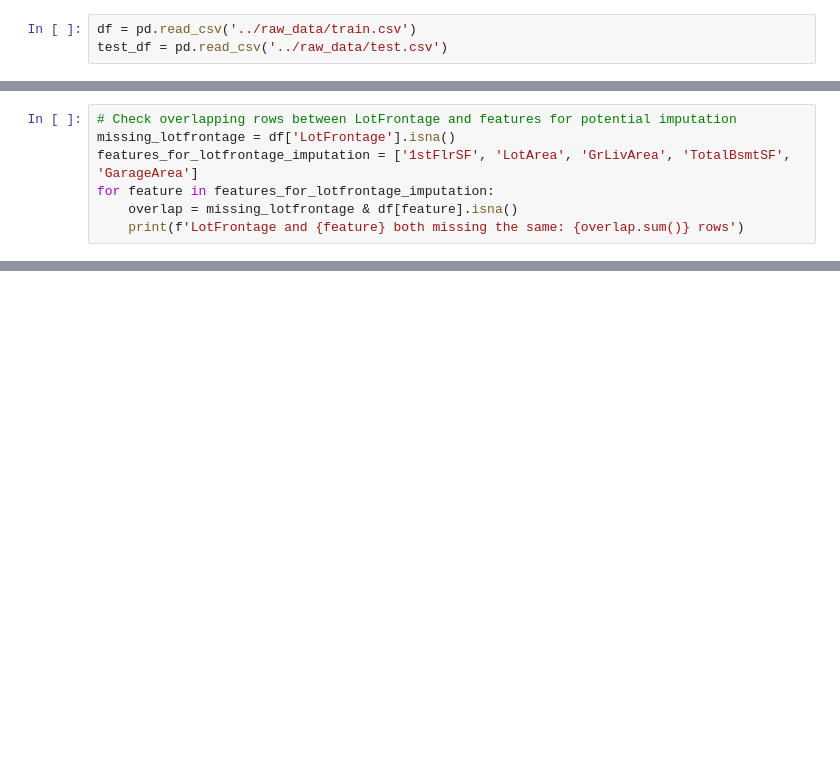
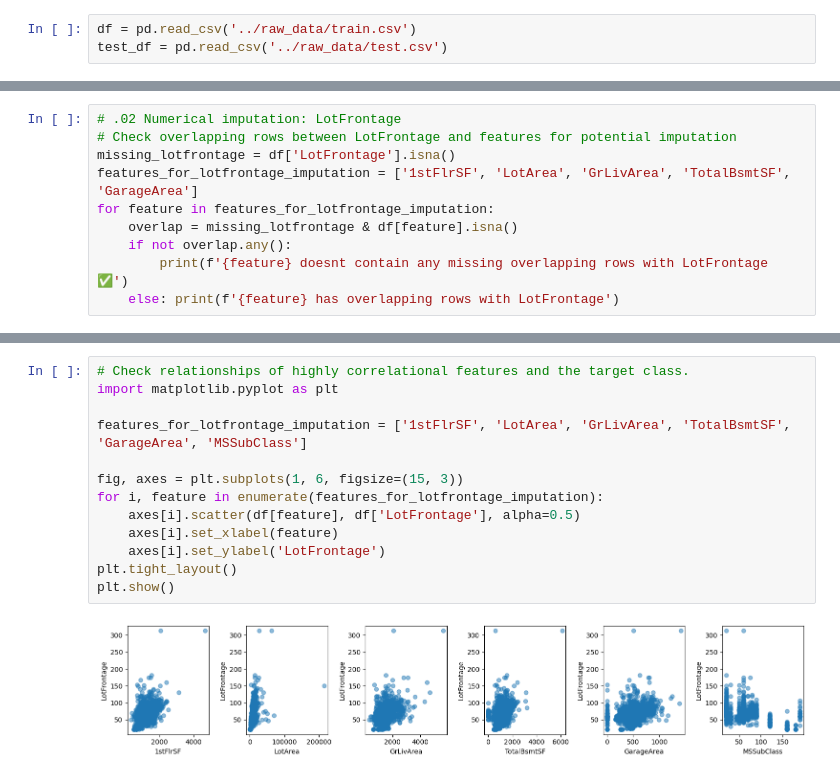
Before and after one commit to mooseyDev/house_price_prediction, a Jupyter notebook: notebooks/02_processing.ipynb, the cells around one changed output, grey strips where cells are left out. Cells and saved outputs as stored; diff of their text form; blank space fills up the shorter version.

Commit message:
Imputation of LotFrontage, MasVnrType and String cols below 5% missing

```diff
--- a/notebooks/02_processing.ipynb
+++ b/notebooks/02_processing.ipynb
@@ -33,10 +55,13 @@ OverallCond     -0.059213
 MSSubClass      -0.386347
 Name: LotFrontage, dtype: float64
 # %%
+# .02 Numerical imputation: LotFrontage
 # Check overlapping rows between LotFrontage and features for potential imputation
 missing_lotfrontage = df['LotFrontage'].isna()
 features_for_lotfrontage_imputation = ['1stFlrSF', 'LotArea', 'GrLivArea', 'TotalBsmtSF', 'GarageArea']
 for feature in features_for_lotfrontage_imputation:
     overlap = missing_lotfrontage & df[feature].isna()
-    print(f'LotFrontage and {feature} both missing the same: {overlap.sum()} rows')
+    if not overlap.any():
+        print(f'{feature} doesnt contain any missing overlapping rows with LotFrontage ✅')
+    else: print(f'{feature} has overlapping rows with LotFrontage')
 # %% [output]
@@ -47,0 +100,15 @@ LotFrontage and GarageArea both missing the same: 0 rows
+# %%
+# Check relationships of highly correlational features and the target class.
+import matplotlib.pyplot as plt
+
+features_for_lotfrontage_imputation = ['1stFlrSF', 'LotArea', 'GrLivArea', 'TotalBsmtSF', 'GarageArea', 'MSSubClass']
+
+fig, axes = plt.subplots(1, 6, figsize=(15, 3))
+for i, feature in enumerate(features_for_lotfrontage_imputation):
+    axes[i].scatter(df[feature], df['LotFrontage'], alpha=0.5)
+    axes[i].set_xlabel(feature)
+    axes[i].set_ylabel('LotFrontage')
+plt.tight_layout()
+plt.show()
+# %% [output]
+[figure, added]
```
Also changed, not shown: parts of 14 cells of this notebook.
